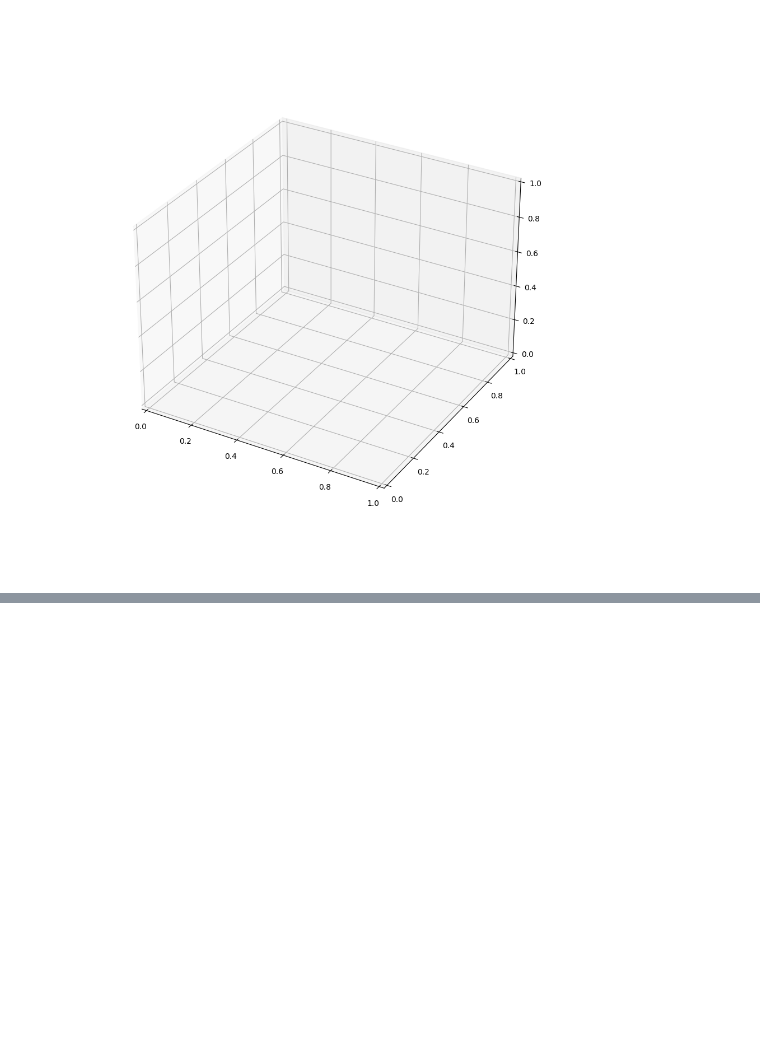
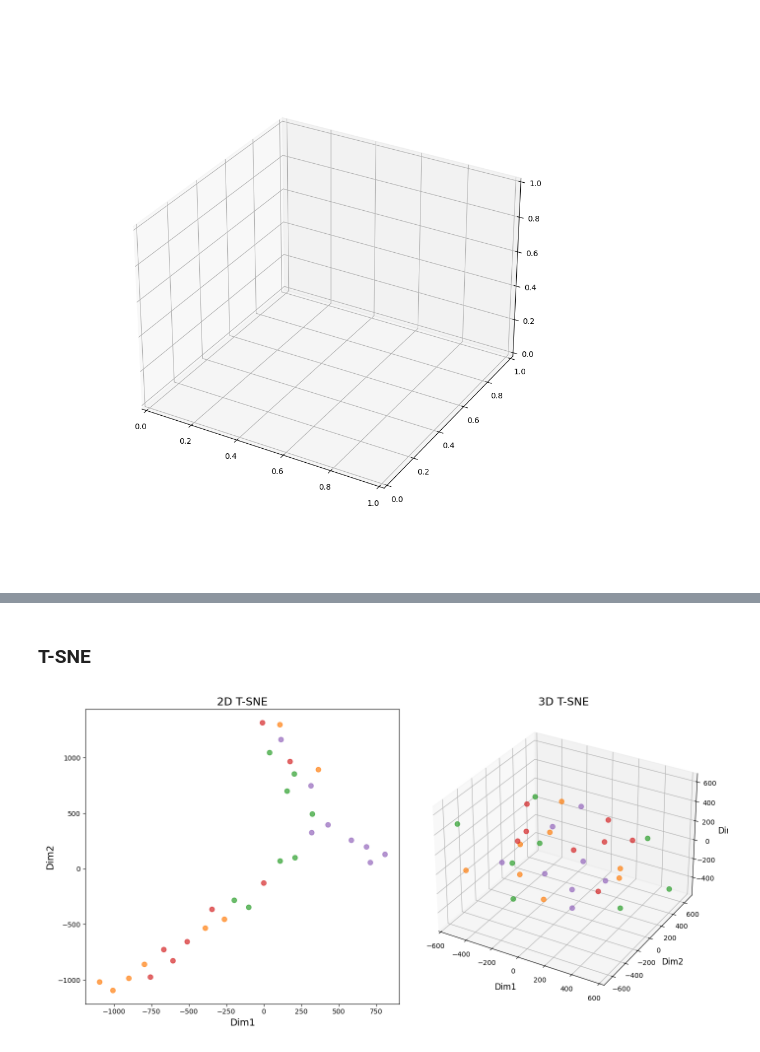
Before and after one commit to Jonathanchan1996/waterpaper, a Jupyter notebook: water3x3_classifi.ipynb, the cells around one changed output, grey strips where cells are left out. Saved outputs shown, nothing was run; the diff lists cells and outputs as text; code cells hidden in the pictures; blank space fills up the shorter version.

```diff
--- a/water3x3_classifi.ipynb
+++ b/water3x3_classifi.ipynb
@@ -414,6 +443,24 @@ from sklearn.decomposition import PCA
 from sklearn.svm import SVC
 from sklearn.metrics import classification_report
 import matplotlib.pyplot as plt
+# %%
+pcaDim = [2, 3]
+
+
+scaler = StandardScaler()
+X_scaled = scaler.fit_transform(key_df[[f'px{i}' for i in range(1, 9)]])
+pca = []
+pca_df = []
+for dimension in pcaDim:
+    # print([f'PC{i+1}' for i in range(dimension)])
+    pca.append(PCA(n_components=dimension))  # Reduce to 2 principal components
+    X_pca = pca[-1].fit_transform(X_scaled)
+    pca_df.append(pd.DataFrame(data=X_pca, columns=[f'PC{i+1}' for i in range(dimension)]))
+    # pca_df['label'] = key_df[[f'Pump{i}' for i in range(1, 6)]]*3
+    # Split the data into training and testing sets
+    pca_df[-1]['yy'] = key_df['yy']
+    pca_df[-1]['conc'] = key_df['conc']
+# pca_df
 # %%
 scaler = StandardScaler()
 X_scaled = scaler.fit_transform(key_df[[f'px{i}' for i in range(1, 9)]])
@@ -528,0 +585,2 @@ plt.show()
+# %% [markdown]
+### T-SNE
@@ -528,0 +622,42 @@ plt.show()
+# %%
+import matplotlib.pyplot as plt
+from mpl_toolkits.mplot3d import Axes3D  # Necessary for 3D plots
+
+# Create the figure
+fig = plt.figure(figsize=(14, 7))
+
+# ------------------ 1st Plot: 2D T-SNE ------------------
+ax1 = fig.add_subplot(1, 2, 1)  # Add the first subplot (2D)
+scatter_2d = ax1.scatter(
+    tsne_df[0]['Dim1'],     # X-axis (T-SNE Dim1)
+    tsne_df[0]['Dim2'],     # Y-axis (T-SNE Dim2)
+    c=tsne_df[0]['yy'].map(color_dict),  # Map 'yy' to colors using the color_dict
+    s=50,                   # Size of points
+    alpha=0.7               # Transparency
+)
+ax1.set_title("2D T-SNE", fontsize=16)
+ax1.set_xlabel("Dim1", fontsize=14)
+ax1.set_ylabel("Dim2", fontsize=14)
+
+# ------------------ 2nd Plot: 3D T-SNE ------------------
+ax2 = fig.add_subplot(1, 2, 2, projection='3d')  # Add the second subplot as 3D
+scatter_3d = ax2.scatter(
+    tsne_df[1]['Dim1'],     # X-axis (T-SNE Dim1)
+    tsne_df[1]['Dim2'],     # Y-axis (T-SNE Dim2)
+    tsne_df[1]['Dim3'],     # Z-axis (T-SNE Dim3)
+    c=tsne_df[1]['yy'].map(color_dict),  # Map 'yy' to colors using the color_dict
+    s=50,                   # Size of points
+    alpha=0.7               # Transparency
+)
+ax2.set_title("3D T-SNE", fontsize=16)
+ax2.set_xlabel("Dim1", fontsize=12, labelpad=10)
+ax2.set_ylabel("Dim2", fontsize=12, labelpad=10)
+ax2.set_zlabel("Dim3", fontsize=12, labelpad=10)
+
+# ------------------ Adjust Layout ------------------
+plt.tight_layout()  # Use tight layout to avoid overlap
+
+# Show the figure
+plt.show()
+# %% [output]
+[figure, added]
```
Also changed, not shown: parts of 9 cells of this notebook.
